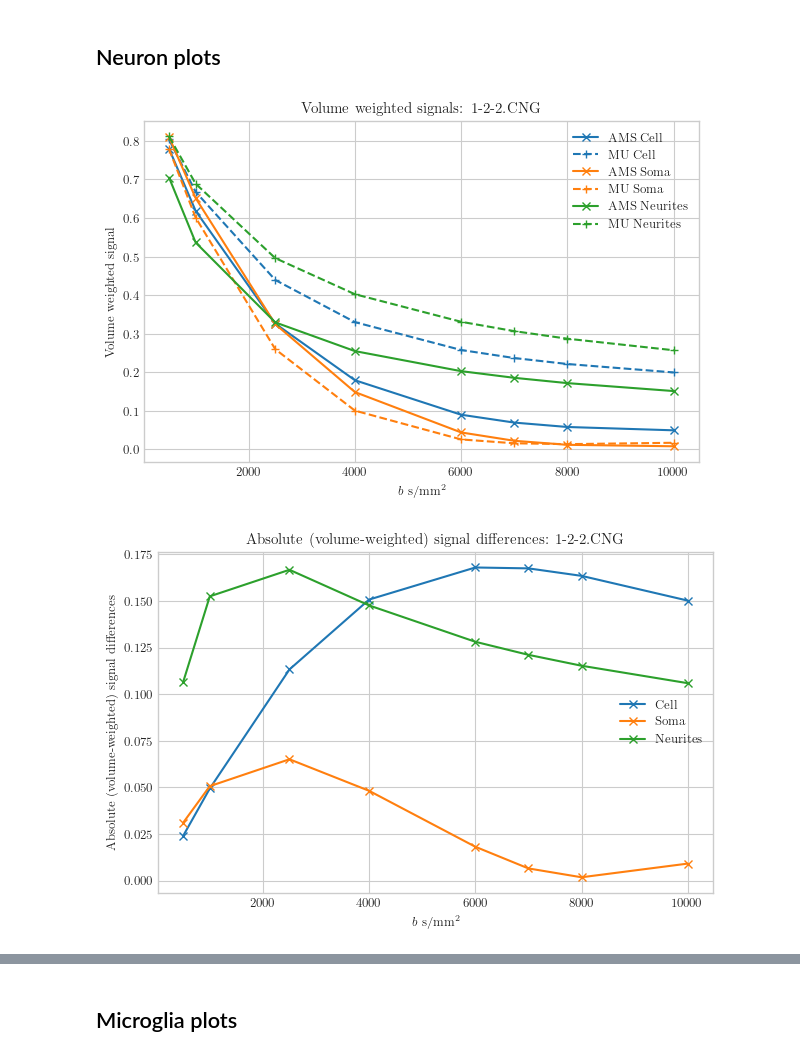
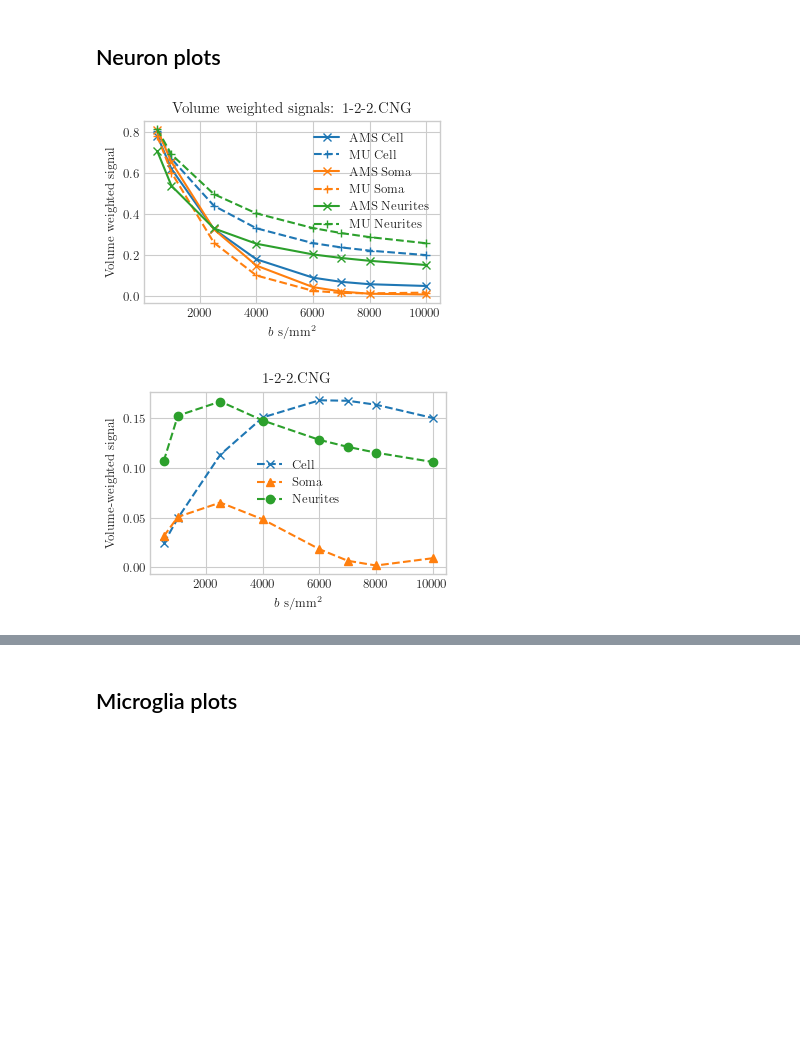
Before and after one commit to SpinDoctorMRI/SpinDoctor, a Jupyter notebook: neuron_meshing_paper/plot_data.ipynb, the cells around one changed output, grey strips where cells are left out. Saved outputs shown, nothing was run; the diff lists cells and outputs as text; code cells hidden in the pictures; blank space fills up the shorter version.

Commit message:
Updating figures

```diff
--- a/neuron_meshing_paper/plot_data.ipynb
+++ b/neuron_meshing_paper/plot_data.ipynb
@@ -11,7 +11,7 @@ textwidth=345.*pt
 golden = (1 + 5 ** 0.5) / 2
 plt.style.use("seaborn-v0_8-whitegrid")
 plt.style.use("paper.mplstyle")
-large_figsize =  (1.5*textwidth,1.5*textwidth/golden)
+large_figsize =  (0.8*textwidth,0.8*textwidth/golden)
 fig_direc = "figures"
 # os.mkdir(fig_direc)
 line_colors = plt.rcParams['axes.prop_cycle'].by_key()['color']
@@ -65,13 +65,15 @@ def plot_data(data,cellname,ymax=None,save=False):
     fig = plt.figure(figsize=large_figsize)
     ax = fig.add_subplot()
 
-    ax.plot(bvals,abs(signal_cell-signal_cell_um),label='Cell',color=line_colors[0],marker='x')
-    ax.plot(bvals,abs(signal_soma-signal_soma_um),label='Soma',color=line_colors[1],marker='x')
-    ax.plot(bvals,abs(signal_neurite_compartment-signal_neurite_compartment_um),label='Neurites',color=line_colors[2],marker='x')
+    ax.plot(bvals,abs(signal_cell-signal_cell_um),label='Cell',color=line_colors[0],marker='x',linestyle='dashed')
+    ax.plot(bvals,abs(signal_soma-signal_soma_um),label='Soma',color=line_colors[1],marker='^',linestyle='dashed')
+    ax.plot(bvals,abs(signal_neurite_compartment-signal_neurite_compartment_um),label='Neurites',color=line_colors[2],marker='o',linestyle='dashed')
 
-    ax.set_ylabel('Absolute (volume-weighted) signal differences')
+    ax.set_ylabel('Volume-weighted signal')
     ax.set_xlabel('$b$ s/mm$^2$')
-    ax.set_title('Absolute (volume-weighted) signal differences: '+cellname)
+    # ax.set_title('Absolute (volume-weighted) signal differences: '+cellname)
+    ax.set_title(cellname)
+
     ax.legend()
     if ymax is not None:
         ax.set_ylim(0,ymax)
@@ -79,35 +81,52 @@ def plot_data(data,cellname,ymax=None,save=False):
         plt.savefig(join(fig_direc,cellname.replace('.','_')+'_difference_breakdown'))
 
     plt.show()
+
+    # fig = plt.figure(figsize=large_figsize)
+    # ax = fig.add_subplot()
+
+    # ax.plot(bvals,abs(signal_cell-signal_cell_um)/signal_cell,label='Cell',color=line_colors[0],marker='x')
+    # ax.plot(bvals,abs(signal_soma-signal_soma_um)/signal_soma,label='Soma',color=line_colors[1],marker='x')
+    # ax.plot(bvals,abs(signal_neurite_compartment-signal_neurite_compartment_um)/signal_neurite_compartment,label='Neurites',color=line_colors[2],marker='x')
+
+    # ax.set_ylabel('Relative (volume-weighted) signal differences')
+    # ax.set_xlabel('$b$ s/mm$^2$')
+    # ax.set_title('Relative (volume-weighted) signal differences: '+cellname)
+    # ax.legend()
+    # ax.set_yscale('log')
+    # if save:
+    #     plt.savefig(join(fig_direc,cellname.replace('.','_')+'rel_difference_breakdown'))
+
+    plt.show()
 # %% [markdown]
 ## Neuron plots
 # %%
 
 file=r'../neuron_meshing_paper/neuron_output/1-2-2.CNG_seg.mat'
 
 data = scipy.io.loadmat(file)
 plot_data(data,'1-2-2.CNG',save=True)
 
 bvals = data['bvals']
 
 shape = bvals.shape
 
 signal_cell = data['signal_cell'].reshape(shape)
-signal_soma = data['signal_soma'].reshape(shape)
+signal_cell_um = data['signal_cell_um'].reshape(shape)
 
 fig = plt.figure(figsize=large_figsize)
 ax = fig.add_subplot()
 
 ax.plot(bvals,signal_cell,label='AMS',color=line_colors[0],marker='x')
-ax.plot(bvals,signal_cell_um,label='MU',color=line_colors[1],marker='x')
+ax.plot(bvals,signal_cell_um,label='MU',color=line_colors[1],marker='o')
 
 ax.set_ylabel('Absolute (volume-weighted) signal')
 ax.set_xlabel('$b$ s/mm$^2$')
-ax.set_title('Absolute (volume-weighted) signal: '+'1-2-2.CNG')
-ax.legend()
+# ax.set_title('Absolute (volume-weighted) signal: '+'1-2-2.CNG')
+ax.legend(loc='upper right')
 plt.savefig(join(fig_direc,'1-2-2.CNG'.replace('.','_')+'_cell_signals'))
 
 plt.show()
 # %% [output]
-[figure, old version]
+[figure, new version]
-[figure, old version]
+[figure, new version]
```
Also changed, not shown: parts of 3 cells of this notebook, 22 other files.
